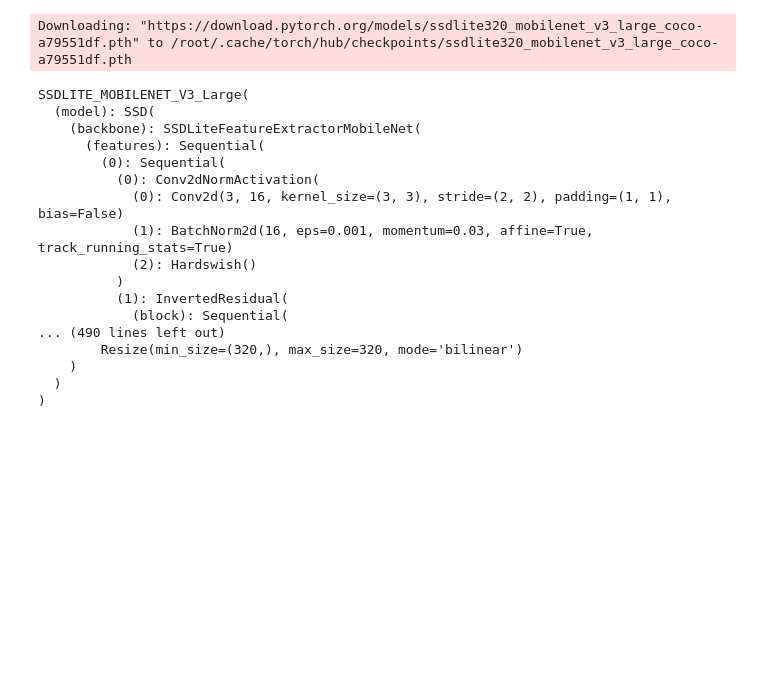
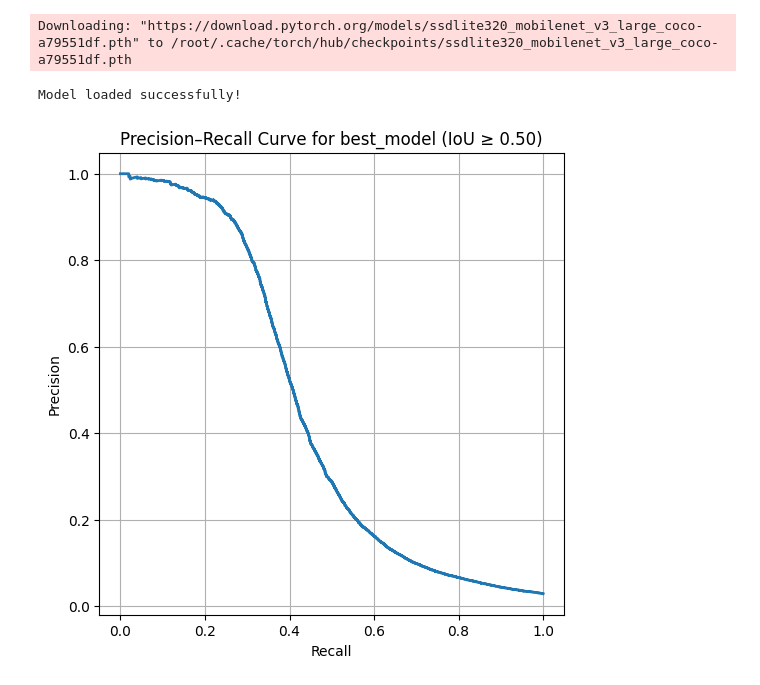
Before and after one commit to sathishkumar67/ADIS_SSDLITE_MOBNET_V3, a Jupyter notebook: inference.ipynb, the cells around one changed output. Cells and saved outputs as stored; diff of their text form; code cells hidden in the pictures; blank space fills up the shorter version.

Commit message:
added precision recall curve code

```diff
--- a/inference.ipynb
+++ b/inference.ipynb
@@ -150,31 +149,66 @@ ls: cannot access '/kaggle/input/savedckpts': No such file or directory
 # %%
-custom_ckpt = torch.load("/kaggle/input/savedckpts/ssdlite_mobv3_custom_params_ckpt.pth", map_location="cpu")
-best_ckpt = torch.load("/kaggle/input/savedckpts/ssdlite_mobnetv3_bestparams_ckpt.pth", map_location="cpu")
+custom_ckpt = torch.load("/kaggle/working/ckpt/ssdlite_mobv3_custom_params_ckpt.pth", map_location="cpu")
+best_ckpt = torch.load("/kaggle/working/ckpt/ssdlite_mobnetv3_bestparams_ckpt.pth", map_location="cpu")
 # %%
 device = torch.device("cuda" if torch.cuda.is_available() else "cpu")
 custom_model = SSDLITE_MOBILENET_V3_Large(num_classes_with_bg=NUM_CLASSES_WITH_BG)
 custom_model.load_state_dict(custom_ckpt['model_state_dict'], strict=True)
 custom_model.to(device)
+custom_model.eval()
 
 best_model = SSDLITE_MOBILENET_V3_Large(num_classes_with_bg=NUM_CLASSES_WITH_BG)
 best_model.load_state_dict(best_ckpt['model_state_dict'], strict=True)
 best_model.to(device)
+best_model.eval()
+
+print("Model loaded successfully!")
 # %% [output]
 Downloading: "https://download.pytorch.org/models/ssdlite320_mobilenet_v3_large_coco-a79551df.pth" to /root/.cache/torch/hub/checkpoints/ssdlite320_mobilenet_v3_large_coco-a79551df.pth
-SSDLITE_MOBILENET_V3_Large(
-  (model): SSD(
-    (backbone): SSDLiteFeatureExtractorMobileNet(
-      (features): Sequential(
-        (0): Sequential(
-          (0): Conv2dNormActivation(
-            (0): Conv2d(3, 16, kernel_size=(3, 3), stride=(2, 2), padding=(1, 1), bias=False)
-            (1): BatchNorm2d(16, eps=0.001, momentum=0.03, affine=True, track_running_stats=True)
-            (2): Hardswish()
-          )
-          (1): InvertedResidual(
-            (block): Sequential(
-... (490 lines left out)
-        Resize(min_size=(320,), max_size=320, mode='bilinear')
-    )
-  )
-)
+Model loaded successfully!
+# %%
+# plot precision-recall curve for custom model
+from sklearn.metrics import precision_recall_curve
+from torchvision.ops import box_iou
+import matplotlib.pyplot as plt
+
+all_scores_best = []
+all_true_best = []
+
+IOU_THRESHOLD = 0.5
+
+with torch.no_grad():
+    for images, targets in val_loader:
+        outputs = best_model(images.to(device))
+        for out, tgt in zip(outputs, targets):
+            gt_boxes  = tgt["boxes"].cuda()
+            gt_labels = tgt["labels"].cuda()
+            pred_boxes  = out["boxes"]
+            pred_scores = out["scores"]
+            pred_labels = out["labels"]
+            if pred_boxes.numel() == 0:
+                continue
+            ious = box_iou(pred_boxes.cuda(), gt_boxes)
+            for idx in range(pred_boxes.size(0)):
+                score = pred_scores[idx].item()
+                label = pred_labels[idx].item()
+                mask = (gt_labels == label)
+                if mask.sum() > 0:
+                    iou_vals = ious[idx, mask]
+                    max_iou = iou_vals.max().item()
+                    is_tp = 1 if max_iou >= IOU_THRESHOLD else 0
+                else:
+                    is_tp = 0
+                all_scores_best.append(score)
+                all_true_best.append(is_tp)
+
+precision_best, recall_best, thresholds_best = precision_recall_curve(all_true_best, all_scores_best)
+
+plt.figure(figsize=(6,6))
+plt.plot(recall_best, precision_best, linewidth=2)
+plt.xlabel("Recall")
+plt.ylabel("Precision")
+plt.title("Precision–Recall Curve for best_model (IoU ≥ %.2f)" % IOU_THRESHOLD)
+plt.grid(True)
+plt.show()
+# %% [output]
+[figure, added]
```
Also changed, not shown: parts of 9 cells of this notebook.
